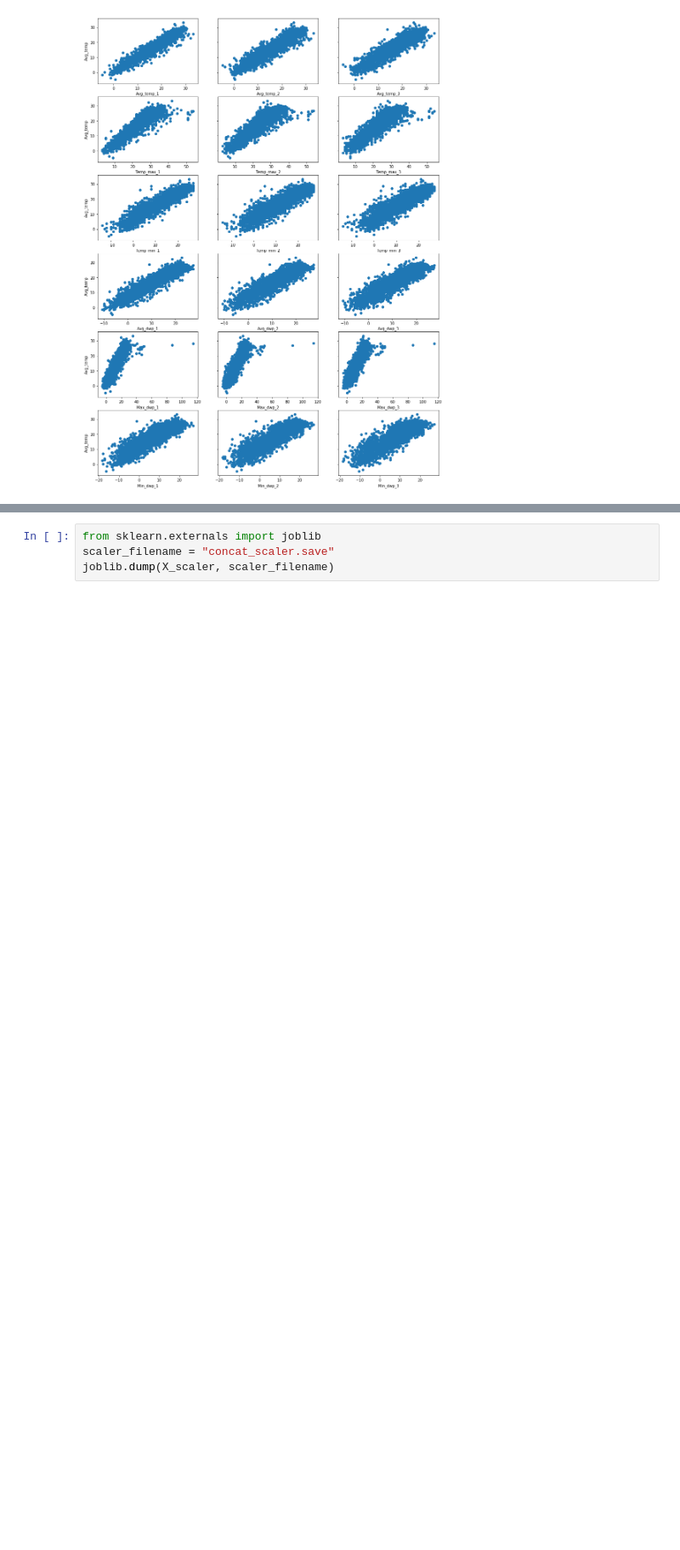
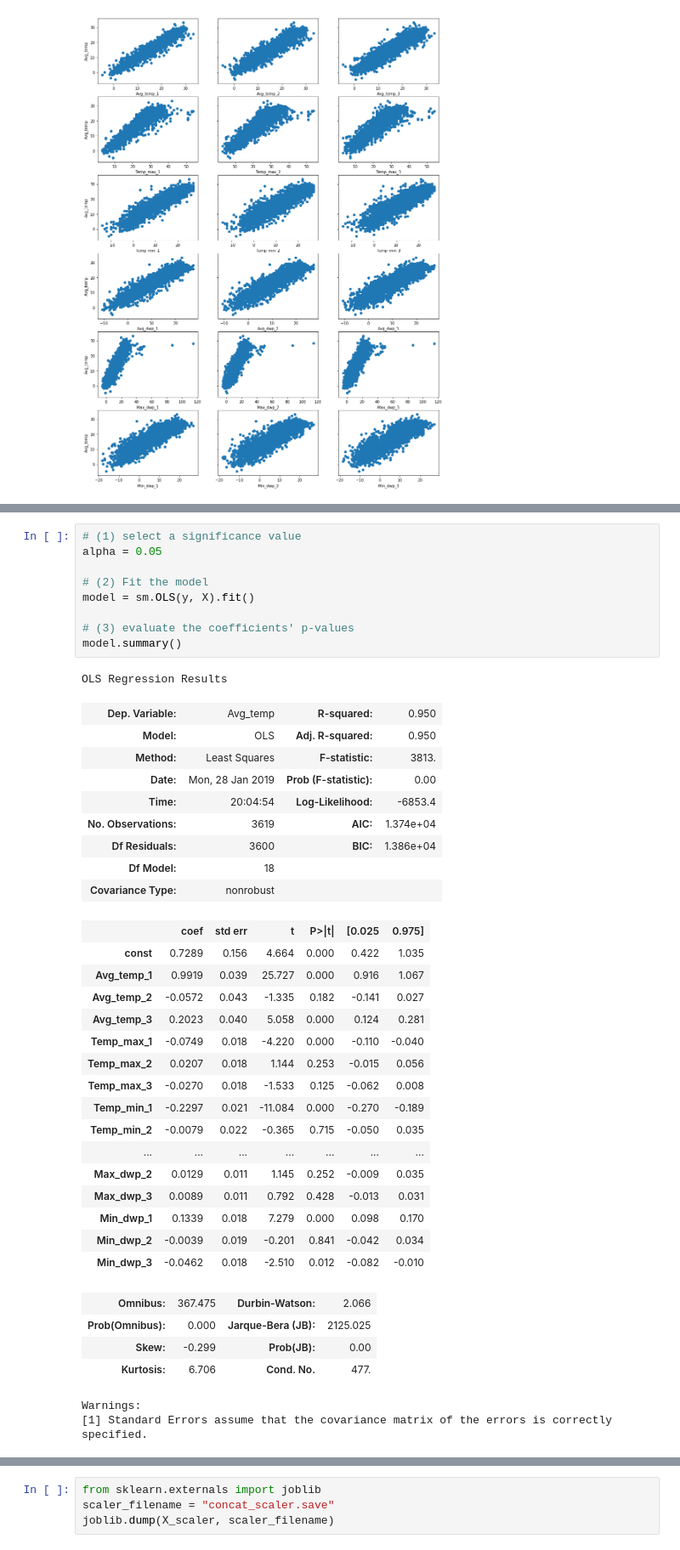
Before and after one commit to cyntiamk/weather_prediction_2, a Jupyter notebook: models_test_feats.ipynb, the cells around one changed output, grey strips where cells are left out. Shown at 85% size. Drawn from its saved outputs; the diff is of its cells as text; blank space fills up the shorter version.

```diff
--- a/models_test_feats.ipynb
+++ b/models_test_feats.ipynb
@@ -76,0 +102,42 @@ plt.show()
+# %%
+# (1) select a significance value
+alpha = 0.05
+
+# (2) Fit the model
+model = sm.OLS(y, X).fit()
+
+# (3) evaluate the coefficients' p-values
+model.summary()
+# %% [output]
+OLS Regression Results
+| Dep. Variable: | Avg_temp | R-squared: | 0.950 |
+| Model: | OLS | Adj. R-squared: | 0.950 |
+| Method: | Least Squares | F-statistic: | 3813. |
+| Date: | Mon, 28 Jan 2019 | Prob (F-statistic): | 0.00 |
+| Time: | 20:04:54 | Log-Likelihood: | -6853.4 |
+| No. Observations: | 3619 | AIC: | 1.374e+04 |
+| Df Residuals: | 3600 | BIC: | 1.386e+04 |
+| Df Model: | 18 |  |  |
+| Covariance Type: | nonrobust |  |  |
+|  | coef | std err | t | P>|t| | [0.025 | 0.975] |
+| const | 0.7289 | 0.156 | 4.664 | 0.000 | 0.422 | 1.035 |
+| Avg_temp_1 | 0.9919 | 0.039 | 25.727 | 0.000 | 0.916 | 1.067 |
+| Avg_temp_2 | -0.0572 | 0.043 | -1.335 | 0.182 | -0.141 | 0.027 |
+| Avg_temp_3 | 0.2023 | 0.040 | 5.058 | 0.000 | 0.124 | 0.281 |
+| Temp_max_1 | -0.0749 | 0.018 | -4.220 | 0.000 | -0.110 | -0.040 |
+| Temp_max_2 | 0.0207 | 0.018 | 1.144 | 0.253 | -0.015 | 0.056 |
+| Temp_max_3 | -0.0270 | 0.018 | -1.533 | 0.125 | -0.062 | 0.008 |
+| Temp_min_1 | -0.2297 | 0.021 | -11.084 | 0.000 | -0.270 | -0.189 |
+| Temp_min_2 | -0.0079 | 0.022 | -0.365 | 0.715 | -0.050 | 0.035 |
+| ... | ... | ... | ... | ... | ... | ... |
+| Max_dwp_2 | 0.0129 | 0.011 | 1.145 | 0.252 | -0.009 | 0.035 |
+| Max_dwp_3 | 0.0089 | 0.011 | 0.792 | 0.428 | -0.013 | 0.031 |
+| Min_dwp_1 | 0.1339 | 0.018 | 7.279 | 0.000 | 0.098 | 0.170 |
+| Min_dwp_2 | -0.0039 | 0.019 | -0.201 | 0.841 | -0.042 | 0.034 |
+| Min_dwp_3 | -0.0462 | 0.018 | -2.510 | 0.012 | -0.082 | -0.010 |
+| Omnibus: | 367.475 | Durbin-Watson: | 2.066 |
+| Prob(Omnibus): | 0.000 | Jarque-Bera (JB): | 2125.025 |
+| Skew: | -0.299 | Prob(JB): | 0.00 |
+| Kurtosis: | 6.706 | Cond. No. | 477. |
+Warnings:
+[1] Standard Errors assume that the covariance matrix of the errors is correctly specified.
```
Also changed, not shown: parts of 27 cells of this notebook, 8 other files.
